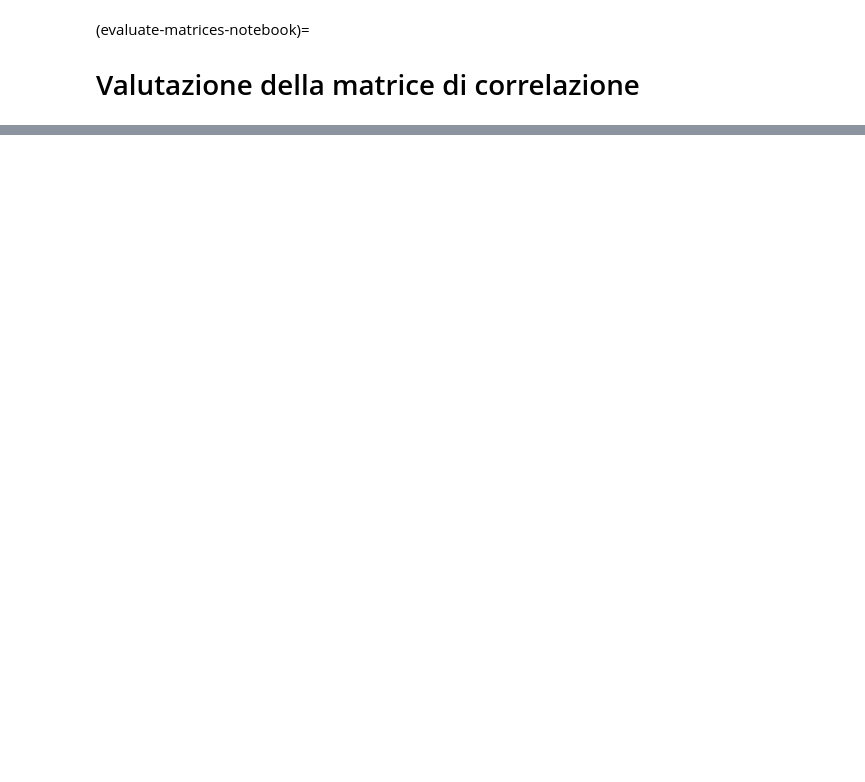
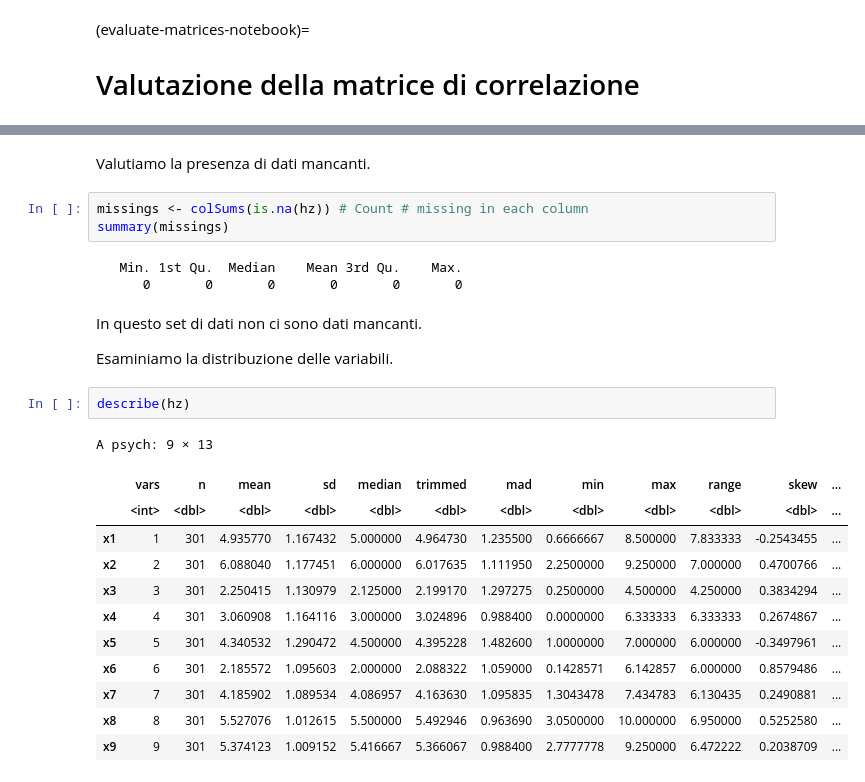
Before and after one commit to ccaudek/cfa_book_2023, a Jupyter notebook: 201_valutare_le_matrici.ipynb, the cells around one changed output, grey strips where cells are left out. Cells and saved outputs as stored; diff of their text form; blank space fills up the shorter version.

```diff
--- a/201_valutare_le_matrici.ipynb
+++ b/201_valutare_le_matrici.ipynb
@@ -5,0 +58,27 @@ source("_common.R")
+# %% [markdown]
+Valutiamo la presenza di dati mancanti.
+# %%
+missings <- colSums(is.na(hz)) # Count # missing in each column
+summary(missings)
+# %% [output]
+   Min. 1st Qu.  Median    Mean 3rd Qu.    Max.
+      0       0       0       0       0       0
+# %% [markdown]
+In questo set di dati non ci sono dati mancanti.
+
+Esaminiamo la distribuzione delle variabili.
+# %%
+describe(hz)
+# %% [output]
+A psych: 9 × 13
+|  | vars | n | mean | sd | median | trimmed | mad | min | max | range | skew | ... |
+|  | <int> | <dbl> | <dbl> | <dbl> | <dbl> | <dbl> | <dbl> | <dbl> | <dbl> | <dbl> | <dbl> | ... |
+| x1 | 1 | 301 | 4.935770 | 1.167432 | 5.000000 | 4.964730 | 1.235500 | 0.6666667 | 8.500000 | 7.833333 | -0.2543455 | ... |
+| x2 | 2 | 301 | 6.088040 | 1.177451 | 6.000000 | 6.017635 | 1.111950 | 2.2500000 | 9.250000 | 7.000000 | 0.4700766 | ... |
+| x3 | 3 | 301 | 2.250415 | 1.130979 | 2.125000 | 2.199170 | 1.297275 | 0.2500000 | 4.500000 | 4.250000 | 0.3834294 | ... |
+| x4 | 4 | 301 | 3.060908 | 1.164116 | 3.000000 | 3.024896 | 0.988400 | 0.0000000 | 6.333333 | 6.333333 | 0.2674867 | ... |
+| x5 | 5 | 301 | 4.340532 | 1.290472 | 4.500000 | 4.395228 | 1.482600 | 1.0000000 | 7.000000 | 6.000000 | -0.3497961 | ... |
+| x6 | 6 | 301 | 2.185572 | 1.095603 | 2.000000 | 2.088322 | 1.059000 | 0.1428571 | 6.142857 | 6.000000 | 0.8579486 | ... |
+| x7 | 7 | 301 | 4.185902 | 1.089534 | 4.086957 | 4.163630 | 1.095835 | 1.3043478 | 7.434783 | 6.130435 | 0.2490881 | ... |
+| x8 | 8 | 301 | 5.527076 | 1.012615 | 5.500000 | 5.492946 | 0.963690 | 3.0500000 | 10.000000 | 6.950000 | 0.5252580 | ... |
+| x9 | 9 | 301 | 5.374123 | 1.009152 | 5.416667 | 5.366067 | 0.988400 | 2.7777778 | 9.250000 | 6.472222 | 0.2038709 | ... |
```
Also changed, not shown: parts of 12 cells of this notebook, 18 other files.
